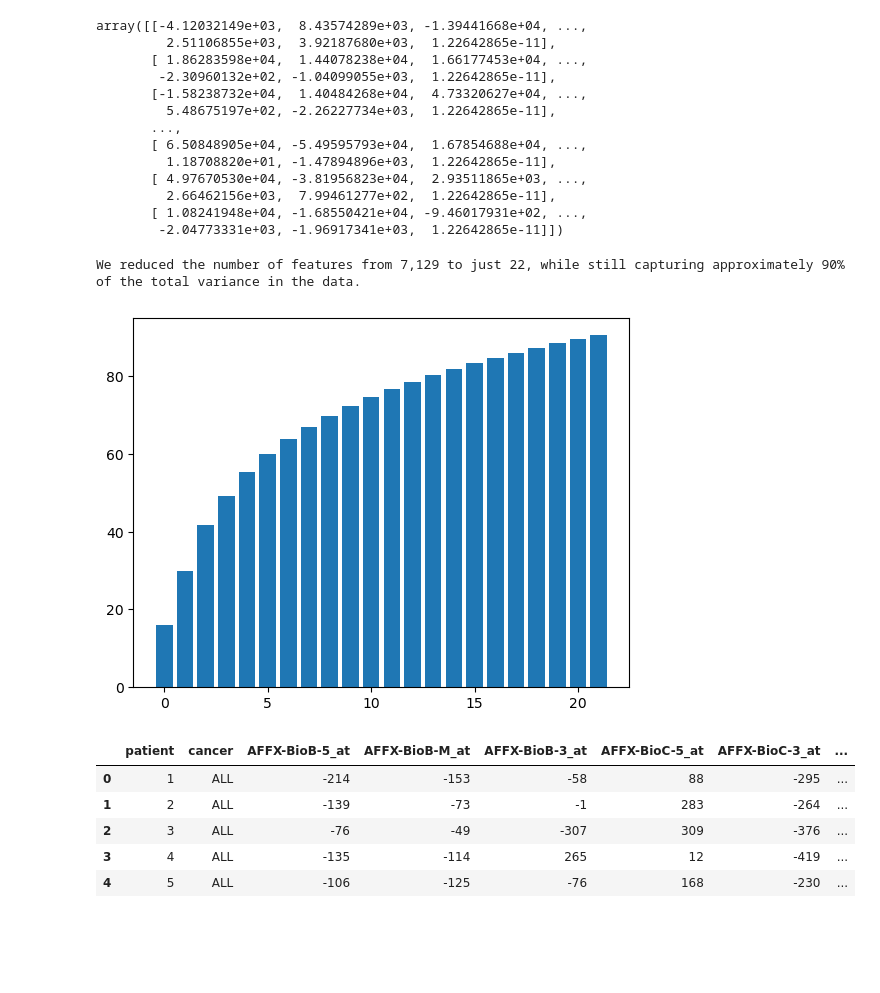
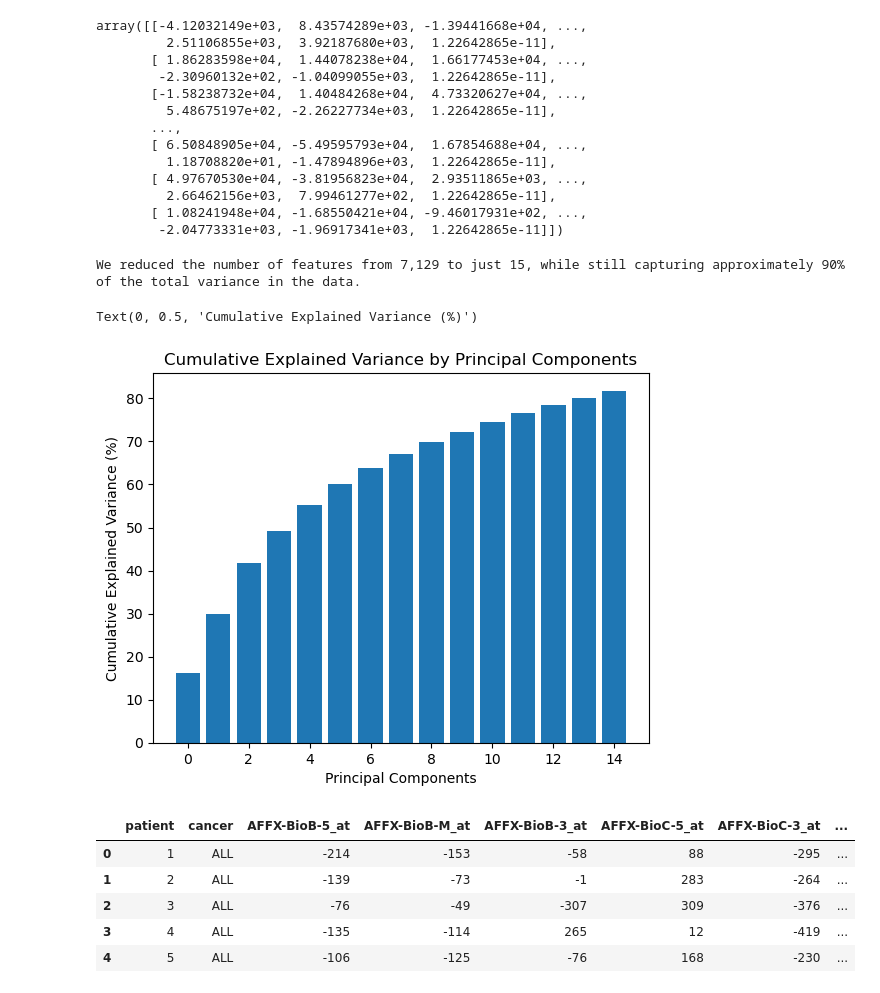
Before and after one commit to brbergamo/gene_expression_project, a Jupyter notebook: gene_expression_classification_notebook.ipynb, the cells around one changed output. Drawn from its saved outputs; the diff is of its cells as text; code cells hidden in the pictures; blank space fills up the shorter version.

```diff
--- a/gene_expression_classification_notebook.ipynb
+++ b/gene_expression_classification_notebook.ipynb
@@ -259,27 +259,32 @@ array([[-4.12032149e+03,  8.43574289e+03, -1.39441668e+04, ...,
 # %%
 total = sum(pca.explained_variance_)
 k = 0
 current_variance = 0
 
 while current_variance/total < 0.90:
     current_variance += pca.explained_variance_[k]
     k += 1
 
 print(f"We reduced the number of features from 7,129 to just {k}, while still capturing approximately 90% of the total variance in the data.")
 
 
 pca = PCA(n_components=k)
 
 X_train_t.pca = pca.fit(X_train_t)
 X_train_pca = pca.transform(X_train_t)
 X_test_pca = pca.transform(X_test_t)
 
 var_exp = pca.explained_variance_ratio_.cumsum()
 var_exp = var_exp*100
-plt.bar(range(k), var_exp);
+plt.bar(range(k), var_exp)
+
+plt.title("Cumulative Explained Variance by Principal Components")
+plt.xlabel("Principal Components")
+plt.ylabel("Cumulative Explained Variance (%)")
 # %% [output]
-We reduced the number of features from 7,129 to just 22, while still capturing approximately 90% of the total variance in the data.
+We reduced the number of features from 7,129 to just 15, while still capturing approximately 90% of the total variance in the data.
+Text(0, 0.5, 'Cumulative Explained Variance (%)')
-[figure, old version]
+[figure, new version]
 # %%
 y_train["patient"] = y_train["patient"].astype(str)
 df_merged = pd.merge(y_train, X_train_t, left_on='patient', right_index=True)
```
Also changed, not shown: parts of 7 cells of this notebook.
